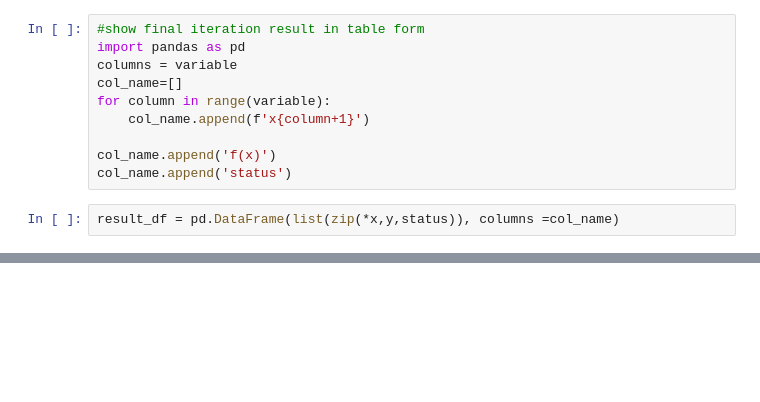
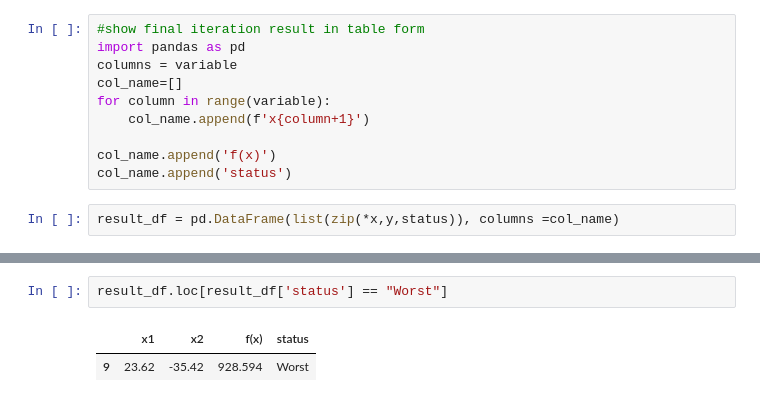
Before and after one commit to FelixIG15/FelixRahmad-Algorithm, a Jupyter notebook: Felix-Rahmad_Algorithm_maximize_example.ipynb, the cells around one changed output, grey strips where cells are left out. Drawn from its saved outputs; the diff is of its cells as text; blank space fills up the shorter version.

```diff
--- a/Rao-1_Algorithm.ipynb
+++ b/Felix-Rahmad_Algorithm_maximize_example.ipynb
@@ -169,0 +184,5 @@ result_df.loc[result_df['status'] == "Best"]
+# %%
+result_df.loc[result_df['status'] == "Worst"]
+# %% [output]
+|  | x1 | x2 | f(x) | status |
+| 9 | 23.62 | -35.42 | 928.594 | Worst |
```
Also changed, not shown: parts of 7 cells of this notebook, 1 other file.
